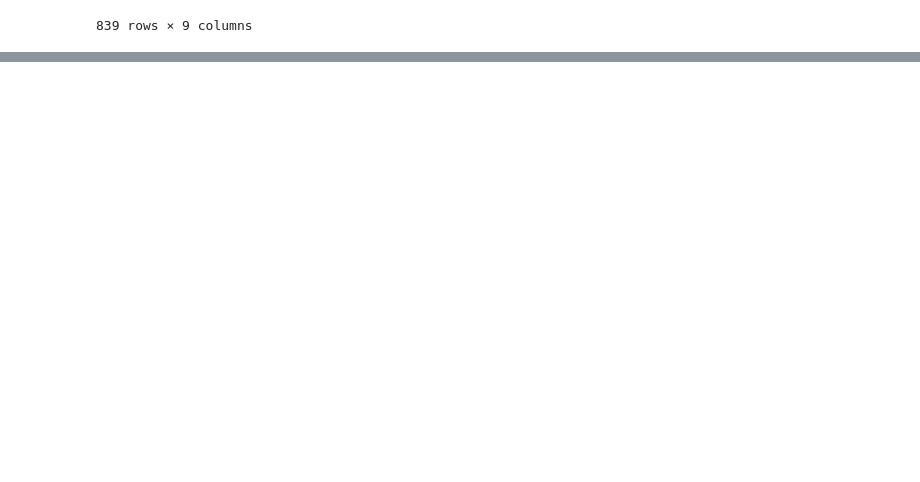
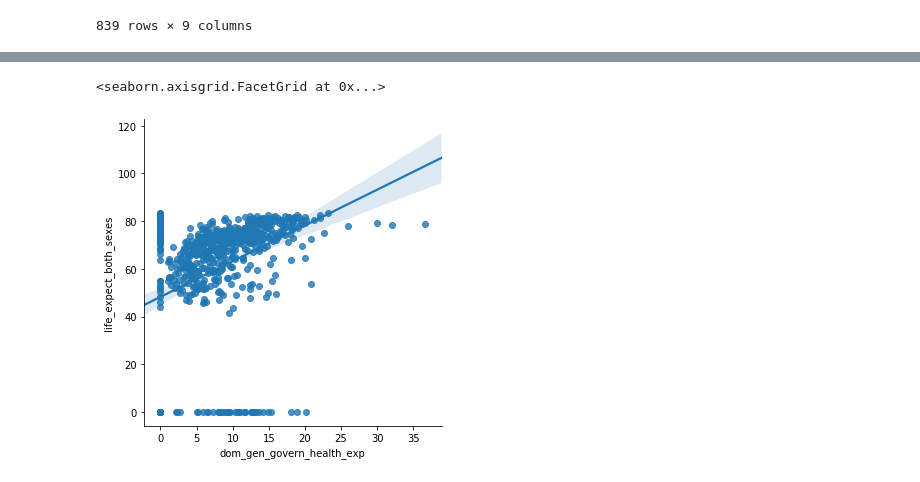
Before and after one commit to LauraMenefee/Summer2019_group_project, a Jupyter notebook: group_project.ipynb, the cells around one changed output, grey strips where cells are left out. Drawn from its saved outputs; the diff is of its cells as text; code cells hidden in the pictures; blank space fills up the shorter version.

```diff
--- a/group_project.ipynb
+++ b/group_project.ipynb
@@ -374,0 +412,6 @@ writer.save()
+# %%
+#make a scatterplot of Govt expenditure vs life expectancy
+sns.lmplot(x='dom_gen_govern_health_exp', y='life_expect_both_sexes', data=pop_exp_df)
+# %% [output]
+<seaborn.axisgrid.FacetGrid at 0x...>
+[figure, added]
```
Also changed, not shown: parts of 8 cells of this notebook, 1 other file.
